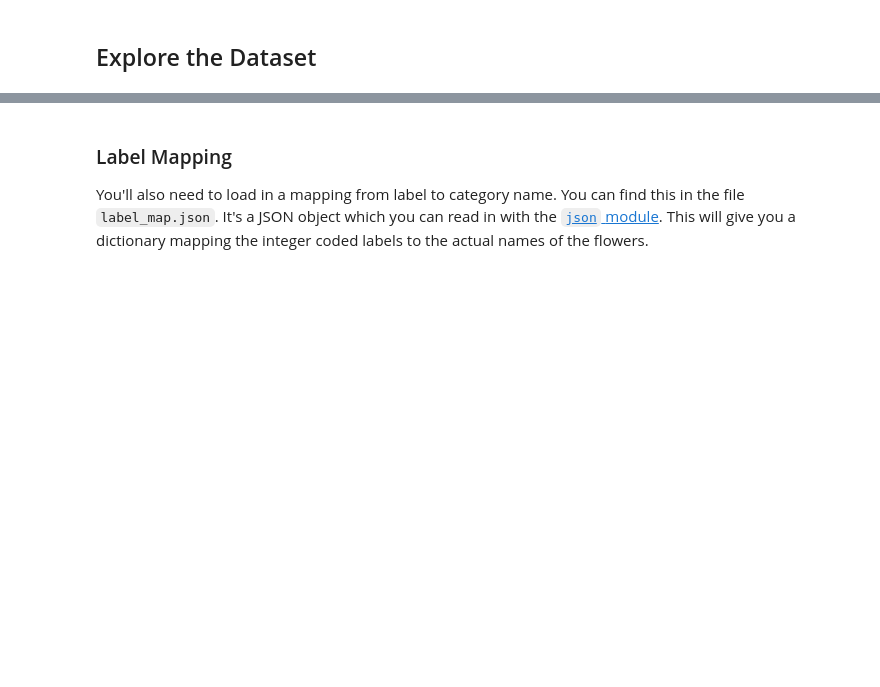
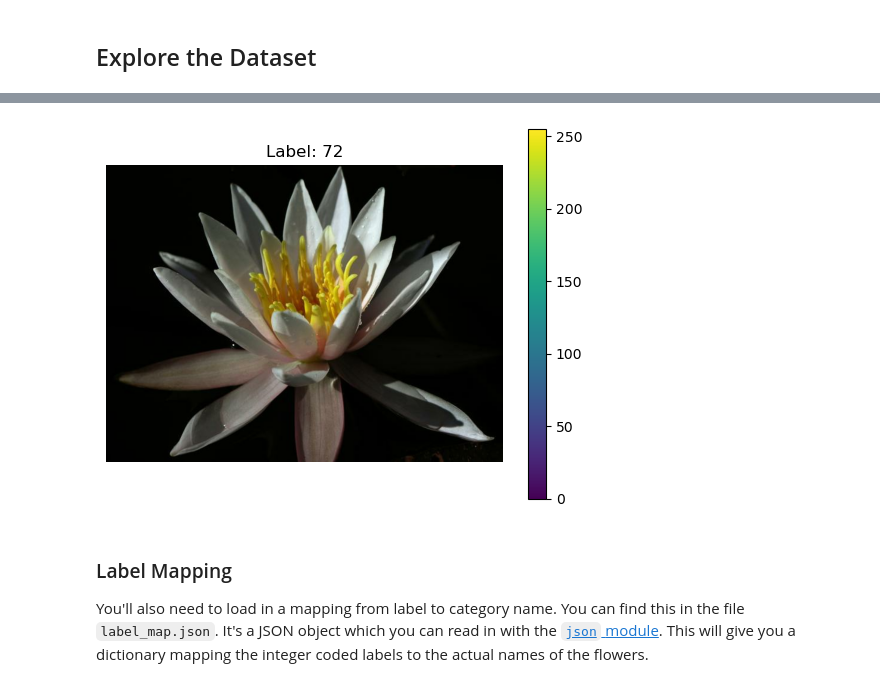
Before and after one commit to motaz-atallah/intro-to-ml-tensorflow-master, a Jupyter notebook: projects/p2_image_classifier/Project_Image_Classifier_Project.ipynb, the cells around one changed output, grey strips where cells are left out. Saved outputs shown, nothing was run; the diff lists cells and outputs as text; code cells hidden in the pictures; blank space fills up the shorter version.

Commit message:
Build image classifier model

```diff
--- a/projects/p2_image_classifier/Project_Image_Classifier_Project.ipynb
+++ b/projects/p2_image_classifier/Project_Image_Classifier_Project.ipynb
@@ -33,8 +55,10 @@ Here you'll use `tensorflow_datasets` to load the [Oxford Flowers 102 dataset](h
 
 The validation and testing sets are used to measure the model's performance on data it hasn't seen yet, but you'll still need to normalize and resize the images to the appropriate size.
 # %%
-# TODO: Load the dataset with TensorFlow Datasets.
+# Load the dataset with TensorFlow Datasets.
+dataset, dataset_info = tfds.load('oxford_flowers102', with_info=True, as_supervised=True)
 
-# TODO: Create a training set, a validation set and a test set.
+# Create a training set, a validation set and a test set.
+training_dataset, testing_dataset, validation_dataset = dataset['train'], dataset['test'], dataset['validation']
 # %% [markdown]
 ## Explore the Dataset
@@ -46,0 +86,8 @@ The validation and testing sets are used to measure the model's performance on d
+# %%
+# Print the shape and corresponding label of 3 images in the training set.
+
+for index, (image, label) in enumerate(training_dataset.take(3)):
+    print('The image {0} in the training set has: '.format(index + 1))
+    print('\u2022 dtype:', image.dtype)
+    print('\u2022 shape:', image.shape)
+    print('The label of the image is:', label.numpy(), '\n')
@@ -47,6 +109,16 @@ The validation and testing sets are used to measure the model's performance on d
 # %%
-# TODO: Plot 1 image from the training set. Set the title
+# Plot 1 image from the training set. Set the title
 # of the plot to the corresponding image label.
+for image, label in training_dataset.take(1):
+    image = image.numpy().squeeze()
+    label = label.numpy()
+plt.imshow(image)
+plt.title(f'Label: {label}')
+plt.axis('off')
+plt.colorbar()
+plt.show()
+# %% [output]
+[figure, added]
 # %% [markdown]
 ### Label Mapping
 
```
Also changed, not shown: parts of 28 cells of this notebook.
